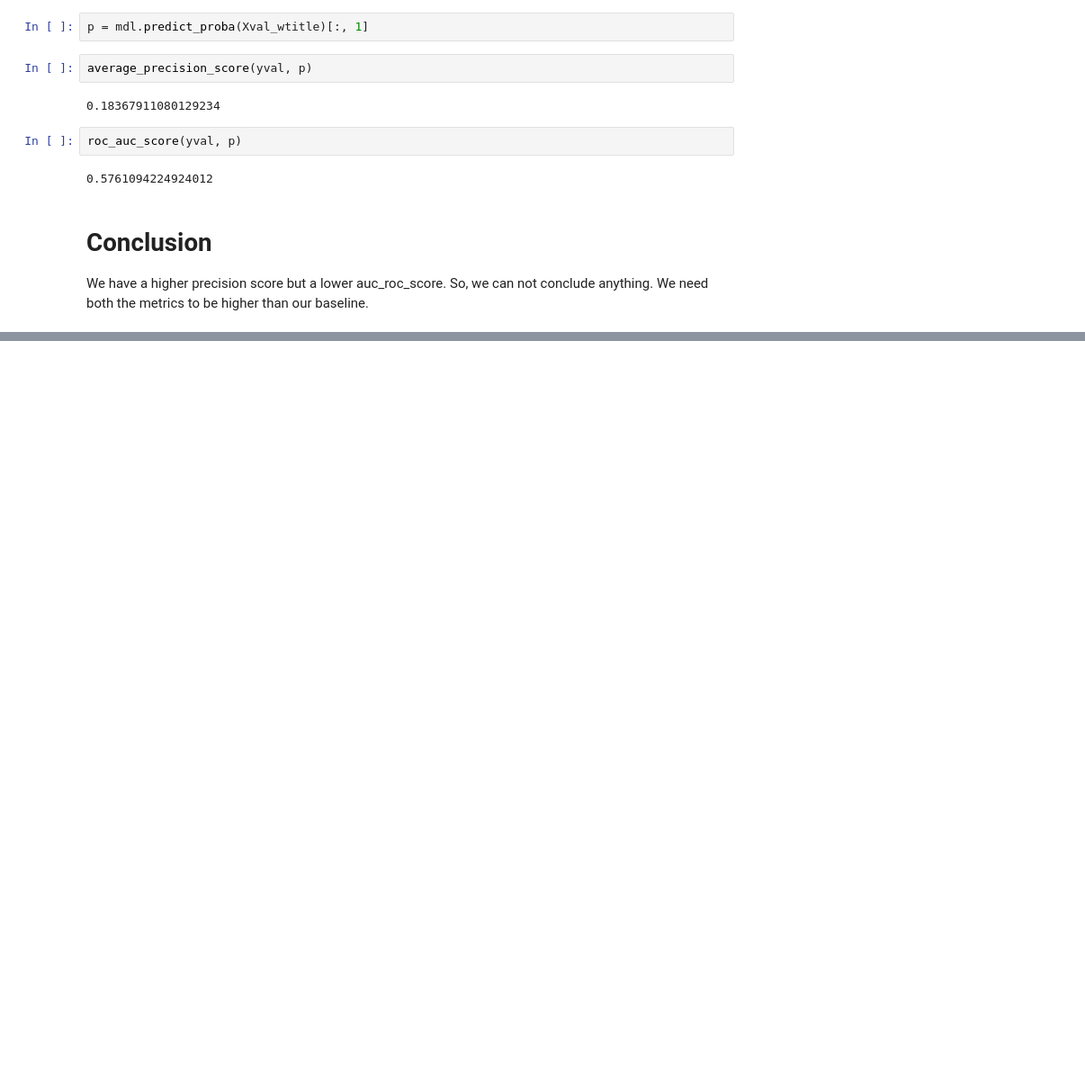
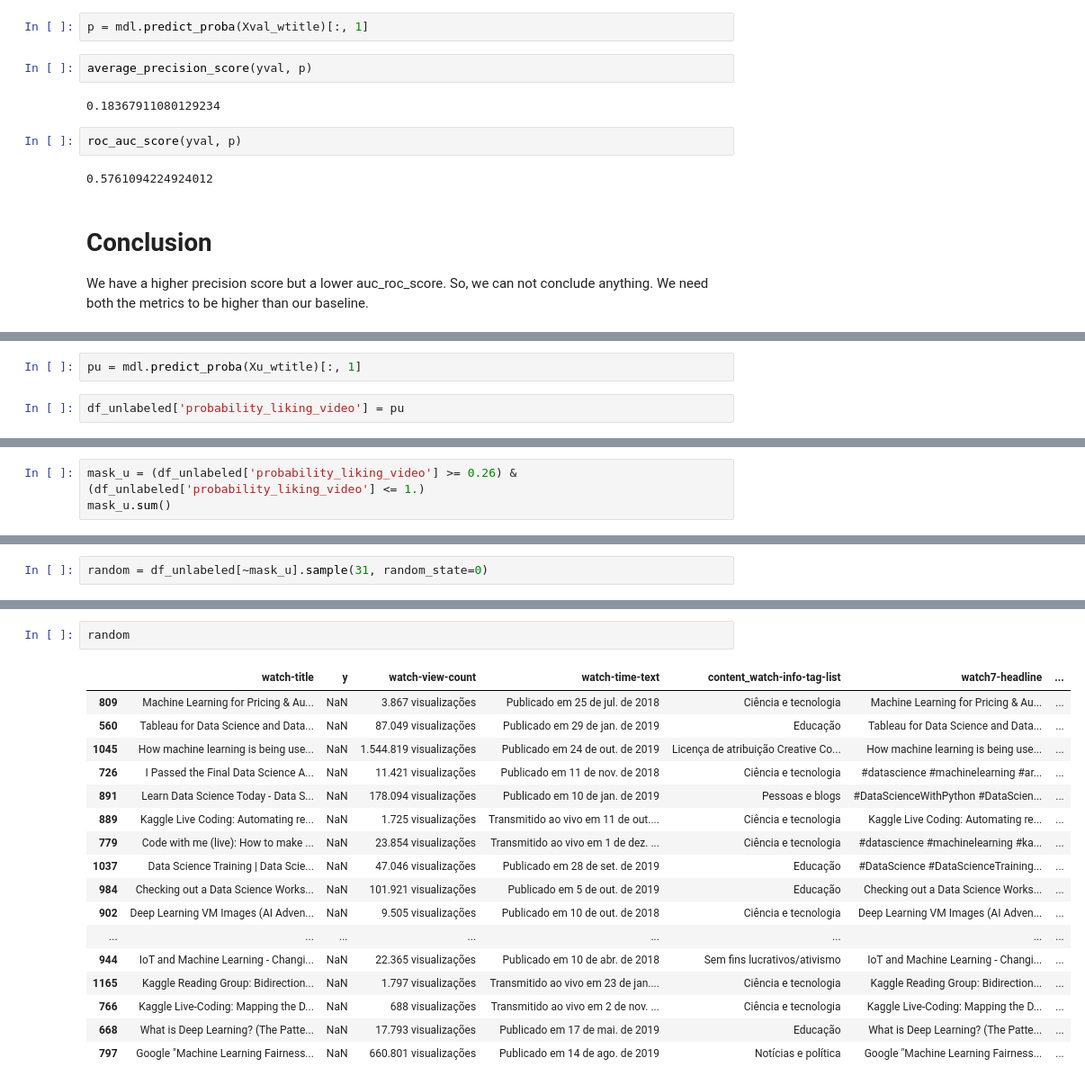
Before and after one commit to geeklicantropo/PORTFOLIO-Data-Science-In-Progress-, a Jupyter notebook: YOUTUBE_VIDEO_RECOMENDER/Model 2.ipynb, the cells around one changed output, grey strips where cells are left out. Shown at 90% size. Saved outputs shown, nothing was run; the diff lists cells and outputs as text; blank space fills up the shorter version.

```diff
--- a/YOUTUBE_VIDEO_RECOMENDER/Model 2.ipynb
+++ b/YOUTUBE_VIDEO_RECOMENDER/Model 2.ipynb
@@ -261,0 +353,4 @@ roc_auc_score(yval, p)
+# %%
+pu = mdl.predict_proba(Xu_wtitle)[:, 1]
+# %%
+df_unlabeled['probability_liking_video'] = pu
@@ -261,0 +362,3 @@ roc_auc_score(yval, p)
+# %%
+mask_u = (df_unlabeled['probability_liking_video'] >= 0.26) & (df_unlabeled['probability_liking_video'] <= 1.)
+mask_u.sum()
@@ -261,0 +400,2 @@ roc_auc_score(yval, p)
+# %%
+random = df_unlabeled[~mask_u].sample(31, random_state=0)
@@ -261,0 +420,20 @@ roc_auc_score(yval, p)
+# %%
+random
+# %% [output]
+|  | watch-title | y | watch-view-count | watch-time-text | content_watch-info-tag-list | watch7-headline | ... |
+| 809 | Machine Learning for Pricing & Au... | NaN | 3.867 visualizações | Publicado em 25 de jul. de 2018 | Ciência e tecnologia | Machine Learning for Pricing & Au... | ... |
+| 560 | Tableau for Data Science and Data... | NaN | 87.049 visualizações | Publicado em 29 de jan. de 2019 | Educação | Tableau for Data Science and Data... | ... |
+| 1045 | How machine learning is being use... | NaN | 1.544.819 visualizações | Publicado em 24 de out. de 2019 | Licença de atribuição Creative Co... | How machine learning is being use... | ... |
+| 726 | I Passed the Final Data Science A... | NaN | 11.421 visualizações | Publicado em 11 de nov. de 2018 | Ciência e tecnologia | #datascience #machinelearning #ar... | ... |
+| 891 | Learn Data Science Today - Data S... | NaN | 178.094 visualizações | Publicado em 10 de jan. de 2019 | Pessoas e blogs | #DataScienceWithPython #DataScien... | ... |
+| 889 | Kaggle Live Coding: Automating re... | NaN | 1.725 visualizações | Transmitido ao vivo em 11 de out.... | Ciência e tecnologia | Kaggle Live Coding: Automating re... | ... |
+| 779 | Code with me (live): How to make ... | NaN | 23.854 visualizações | Transmitido ao vivo em 1 de dez. ... | Ciência e tecnologia | #datascience #machinelearning #ka... | ... |
+| 1037 | Data Science Training | Data Scie... | NaN | 47.046 visualizações | Publicado em 28 de set. de 2019 | Educação | #DataScience #DataScienceTraining... | ... |
+| 984 | Checking out a Data Science Works... | NaN | 101.921 visualizações | Publicado em 5 de out. de 2019 | Educação | Checking out a Data Science Works... | ... |
+| 902 | Deep Learning VM Images (AI Adven... | NaN | 9.505 visualizações | Publicado em 10 de out. de 2018 | Ciência e tecnologia | Deep Learning VM Images (AI Adven... | ... |
+| ... | ... | ... | ... | ... | ... | ... | ... |
+| 944 | IoT and Machine Learning - Changi... | NaN | 22.365 visualizações | Publicado em 10 de abr. de 2018 | Sem fins lucrativos/ativismo | IoT and Machine Learning - Changi... | ... |
+| 1165 | Kaggle Reading Group: Bidirection... | NaN | 1.797 visualizações | Transmitido ao vivo em 23 de jan.... | Ciência e tecnologia | Kaggle Reading Group: Bidirection... | ... |
+| 766 | Kaggle Live-Coding: Mapping the D... | NaN | 688 visualizações | Transmitido ao vivo em 2 de nov. ... | Ciência e tecnologia | Kaggle Live-Coding: Mapping the D... | ... |
+| 668 | What is Deep Learning? (The Patte... | NaN | 17.793 visualizações | Publicado em 17 de mai. de 2019 | Educação | What is Deep Learning? (The Patte... | ... |
+| 797 | Google "Machine Learning Fairness... | NaN | 660.801 visualizações | Publicado em 14 de ago. de 2019 | Notícias e política | Google "Machine Learning Fairness... | ... |
```
Also changed, not shown: parts of 23 cells of this notebook, 3 other files.
